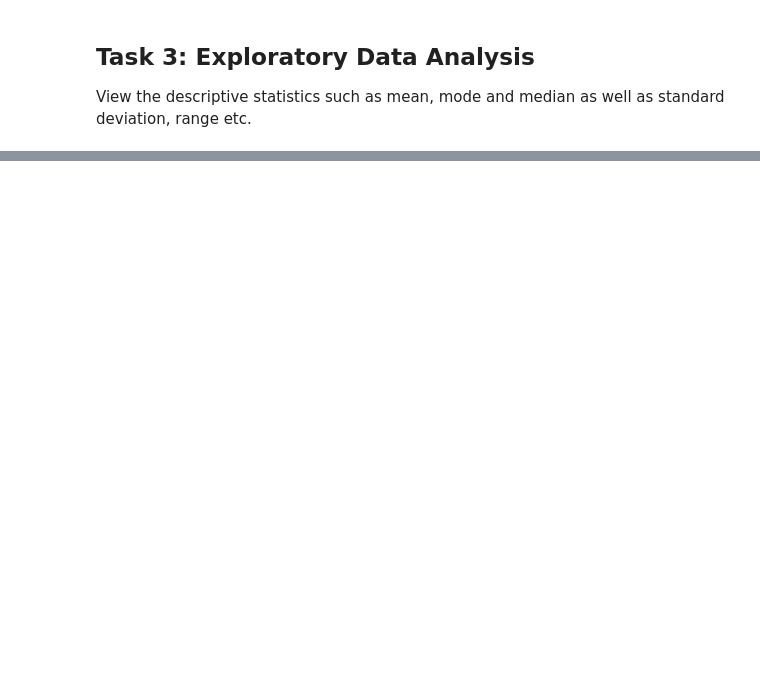
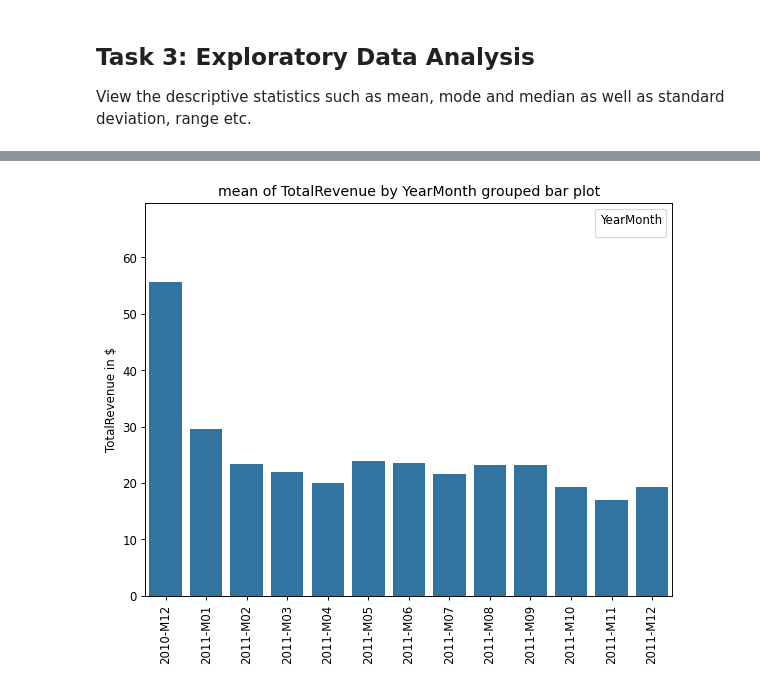
Before and after one commit to diversecellar/python-data-engineering, a Jupyter notebook: data-analysis-projects/project02_perform-eda-on-retail-data/online-retail.ipynb, the cells around one changed output, grey strips where cells are left out. Drawn from its saved outputs; the diff is of its cells as text; code cells hidden in the pictures; blank space fills up the shorter version.

```diff
--- a/data-analysis-projects/project02_perform-eda-on-retail-data/online-retail.ipynb
+++ b/data-analysis-projects/project02_perform-eda-on-retail-data/online-retail.ipynb
@@ -193,0 +281,4 @@ Also, to makesure datetime columns are actually in datetime and numeric columns
+# %%
+# creating total price column
+data_purchases.loc[:,"TotalRevenue"] = data_purchases["Quantity"].multiply(data_purchases["UnitPrice"])
+print(data_analysis_functions.df_head(data_purchases, 10))
@@ -193,0 +303,4 @@ Also, to makesure datetime columns are actually in datetime and numeric columns
+# %%
+# strfint year and month
+data_purchases.loc[:,"YearMonth"] = data_purchases.loc[:,"InvoiceDate"].dt.strftime("%Y-M%m")
+print(data_analysis_functions.df_head(data_purchases, 10))
@@ -193,0 +325,5 @@ Also, to makesure datetime columns are actually in datetime and numeric columns
+# %%
+# monthly_revenue = data_analysis_functions.df_groupby_mask_operate(data_purchases, "YearMonth", "TotalRevenue", False, '0', 'mean')
+data_analysis_functions.df_grouped_barplotter(data_purchases, "YearMonth", "TotalRevenue", 1, 'mean')
+# %% [output]
+[figure, added]
```
Also changed, not shown: parts of 22 cells of this notebook, 10 other files.
